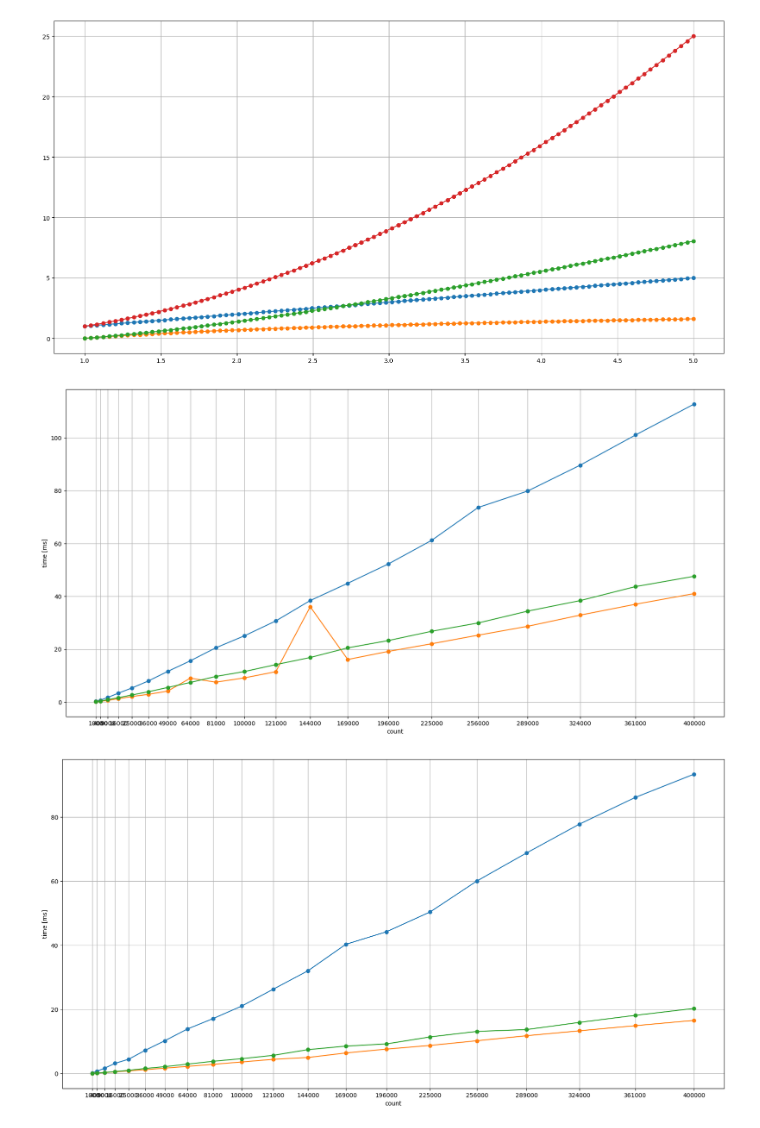
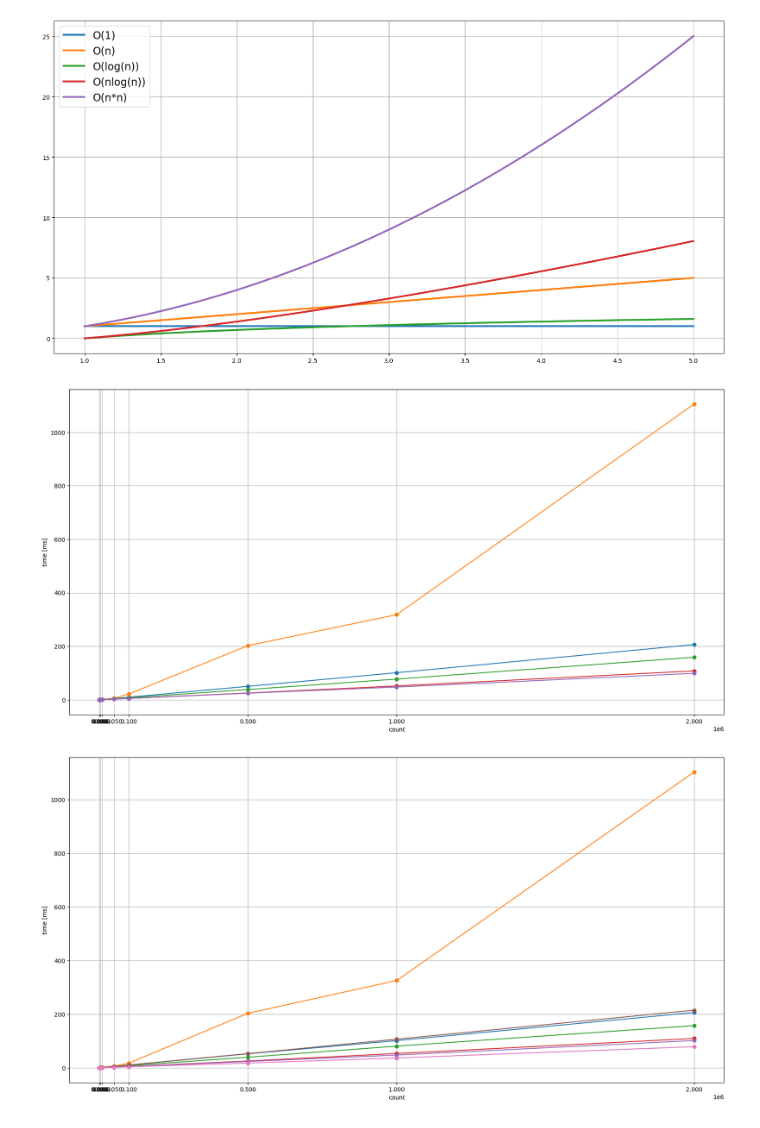
Before and after one commit to Cranhat/Algorithms-design-and-analysis, a Jupyter notebook: Project_1 Sorting Algorithms/Charts/Untitled.ipynb, the cells around one changed output. Saved outputs shown, nothing was run; the diff lists cells and outputs as text; code cells hidden in the pictures.

Commit message:
fixed introsort, changed testing values, added sorting class constructor inheritance, added charts

```diff
--- a/Project_1 Sorting Algorithms/Charts/Untitled.ipynb
+++ b/Project_1 Sorting Algorithms/Charts/Untitled.ipynb
@@ -9,52 +9,71 @@ path = "../Results/"
 # %%
 fig, ax = plt.subplots(figsize=(20, 10))
 x = np.linspace(1, 5, 100)
-ax.plot(x, 1, 'o
-ax.plot(x, x, 'o-')
-ax.plot(x, np.log(x), 'o-')
-ax.plot(x, x * np.log(x), 'o-')
-ax.plot(x, x * x, 'o-')
+ax.plot(x, [1 for i in x], '-', label = "O(1)", linewidth = 3)
+ax.plot(x, x, '-', label = "O(n)", linewidth = 3)
+ax.plot(x, np.log(x), '-', label = "O(log(n))", linewidth = 3)
+ax.plot(x, x * np.log(x), '-', label = "O(nlog(n))", linewidth = 3)
+ax.plot(x, x * x, '-', label = "O(n*n)", linewidth = 3)
 ax.grid()
 
+plt.legend(fontsize = "xx-large")
 plt.show()
 # %% [output]
-[figure, old version]
+[figure, new version]
 # %%
-data0 = pd.read_csv(path + "heapsort.csv", sep = ";")
-data1 = pd.read_csv(path + "introsort.csv", sep = ";")
-data2 = pd.read_csv(path + "quicksort.csv", sep = ";")
+data0 = pd.read_csv(path + "quicksort 25% already sorted.csv", sep = ";")
+data1 = pd.read_csv(path + "quicksort 50% already sorted.csv", sep = ";")
+data2 = pd.read_csv(path + "quicksort 75% already sorted.csv", sep = ";")
+data3 = pd.read_csv(path + "quicksort 99% already sorted.csv", sep = ";")
+data4 = pd.read_csv(path + "quicksort 99.7% already sorted.csv", sep = ";")
+data5 = pd.read_csv(path + "quicksort.csv", sep = ";")
+data6 = pd.read_csv(path + "quicksort reversed.csv", sep = ";")
+
 
 fig, ax = plt.subplots(figsize=(20, 10))
 
 ax.plot(data0["count"], data0["time"]/1000000, 'o-')
 ax.plot(data1["count"], data1["time"]/1000000, 'o-')
 ax.plot(data2["count"], data2["time"]/1000000, 'o-')
+ax.plot(data3["count"], data3["time"]/1000000, 'o-')
+ax.plot(data4["count"], data4["time"]/1000000, 'o-')
 
 ax.grid();
 ax.set(xticks = data0["count"]);
 
+plt.legend()
 plt.xlabel("count")
 plt.ylabel("time [ms]")
 plt.show()
 # %% [output]
-[figure, old version]
+[figure, new version]
 # %%
-data0 = pd.read_csv(path + "heapsort reversed.csv", sep = ";")
-data1 = pd.read_csv(path + "introsort reversed.csv", sep = ";")
-data2 = pd.read_csv(path + "quicksort reversed.csv", sep = ";")
+data0 = pd.read_csv(path + "introsort 25% already sorted.csv", sep = ";")
+data1 = pd.read_csv(path + "introsort 50% already sorted.csv", sep = ";")
+data2 = pd.read_csv(path + "introsort 75% already sorted.csv", sep = ";")
+data3 = pd.read_csv(path + "introsort 99% already sorted.csv", sep = ";")
+data4 = pd.read_csv(path + "introsort 99.7% already sorted.csv", sep = ";")
+data5 = pd.read_csv(path + "introsort.csv", sep = ";")
+data6 = pd.read_csv(path + "introsort reversed.csv", sep = ";")
+
 
 fig, ax = plt.subplots(figsize=(20, 10))
 
 ax.plot(data0["count"], data0["time"]/1000000, 'o-')
 ax.plot(data1["count"], data1["time"]/1000000, 'o-')
 ax.plot(data2["count"], data2["time"]/1000000, 'o-')
+ax.plot(data3["count"], data3["time"]/1000000, 'o-')
+ax.plot(data4["count"], data4["time"]/1000000, 'o-')
+ax.plot(data5["count"], data5["time"]/1000000, 'o-')
+ax.plot(data6["count"], data6["time"]/1000000, 'o-')
 
 ax.grid();
 ax.set(xticks = data0["count"]);
 
+plt.legend()
 plt.xlabel("count")
 plt.ylabel("time [ms]")
 plt.show()
 # %% [output]
-[figure, old version]
+[figure, new version]
 # %%
```
Also changed, not shown: parts of 10 cells of this notebook, 12 other files.
